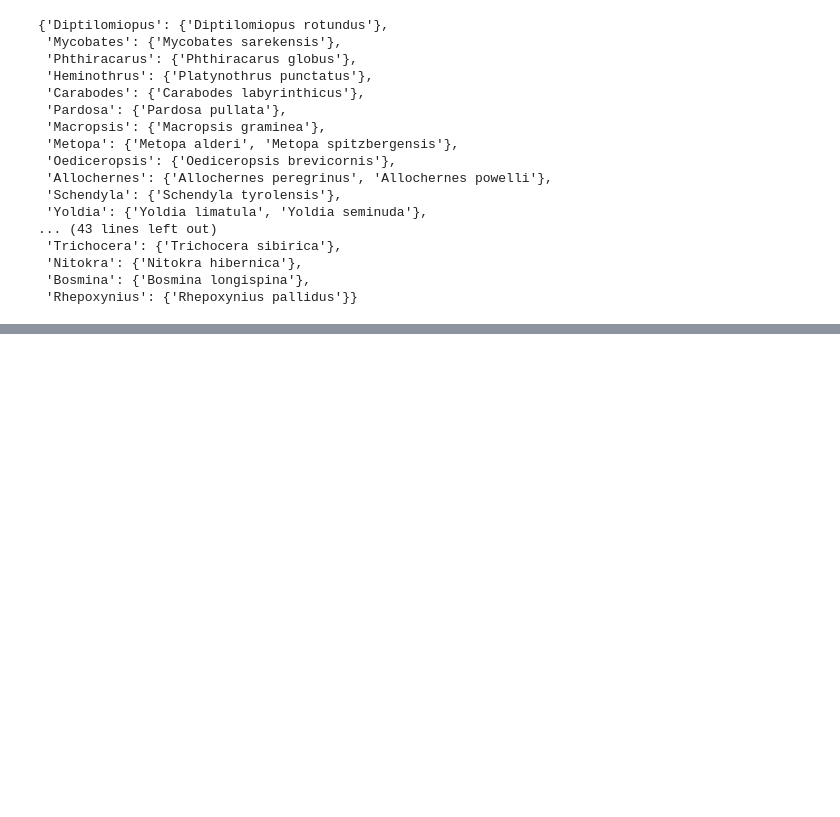
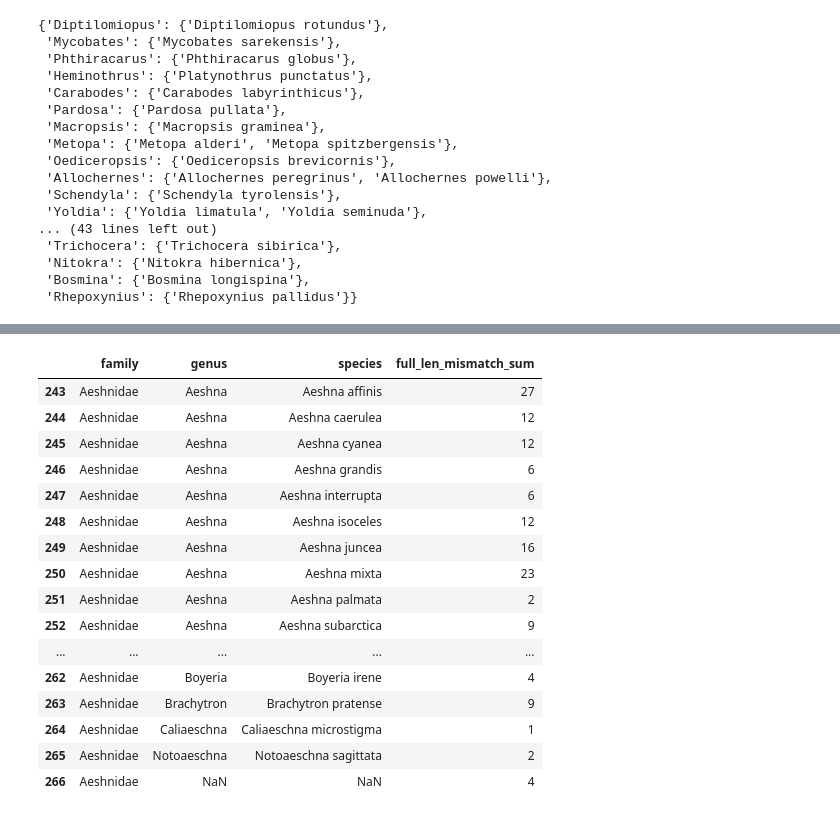
Before and after one commit to CIBIO-BU/mozaiko, a Jupyter notebook: draft.ipynb, the cells around one changed output, grey strips where cells are left out. Drawn from its saved outputs; the diff is of its cells as text; code cells hidden in the pictures; blank space fills up the shorter version.

```diff
--- a/draft.ipynb
+++ b/draft.ipynb
@@ -1279,0 +1409,2 @@ for otl in  os.listdir(otl_folder):
+# %%
+primer_pbs, gc_df = mex.get_primer_pbs_analysis()
@@ -1279,0 +1413,7 @@ for otl in  os.listdir(otl_folder):
+# %%
+eptd = primer_pbs['COI_FwhF2_EPTDr2n']
+# %%
+grouped_taxa = eptd.groupby(["family", "genus", "species"])
+analysis_name = 'full_len_mismatch_sum'
+result = pd.DataFrame({analysis_name: grouped_taxa[analysis_name].sum()})
+result.reset_index(inplace=True)
@@ -1279,0 +1436,2 @@ for otl in  os.listdir(otl_folder):
+# %%
+result_replace = result.replace("nan", np.nan)
@@ -1279,0 +1581,20 @@ for otl in  os.listdir(otl_folder):
+# %%
+result_replace[result_replace['family'] == 'Aeshnidae']
+# %% [output]
+|  | family | genus | species | full_len_mismatch_sum |
+| 243 | Aeshnidae | Aeshna | Aeshna affinis | 27 |
+| 244 | Aeshnidae | Aeshna | Aeshna caerulea | 12 |
+| 245 | Aeshnidae | Aeshna | Aeshna cyanea | 12 |
+| 246 | Aeshnidae | Aeshna | Aeshna grandis | 6 |
+| 247 | Aeshnidae | Aeshna | Aeshna interrupta | 6 |
+| 248 | Aeshnidae | Aeshna | Aeshna isoceles | 12 |
+| 249 | Aeshnidae | Aeshna | Aeshna juncea | 16 |
+| 250 | Aeshnidae | Aeshna | Aeshna mixta | 23 |
+| 251 | Aeshnidae | Aeshna | Aeshna palmata | 2 |
+| 252 | Aeshnidae | Aeshna | Aeshna subarctica | 9 |
+| ... | ... | ... | ... | ... |
+| 262 | Aeshnidae | Boyeria | Boyeria irene | 4 |
+| 263 | Aeshnidae | Brachytron | Brachytron pratense | 9 |
+| 264 | Aeshnidae | Caliaeschna | Caliaeschna microstigma | 1 |
+| 265 | Aeshnidae | Notoaeschna | Notoaeschna sagittata | 2 |
+| 266 | Aeshnidae | NaN | NaN | 4 |
```
Also changed, not shown: parts of 65 cells of this notebook, 1 other file.
